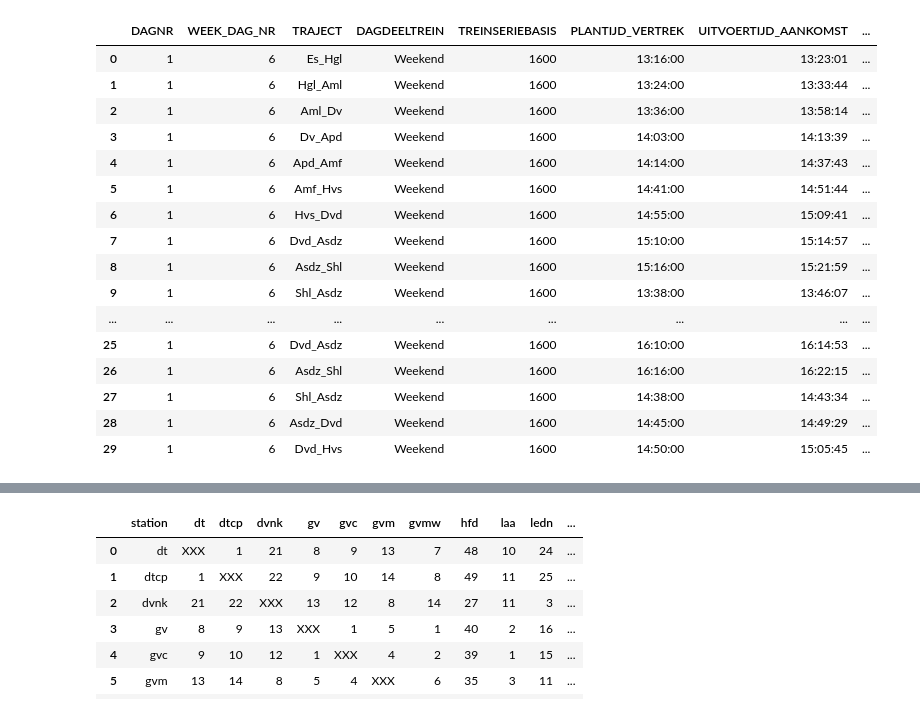
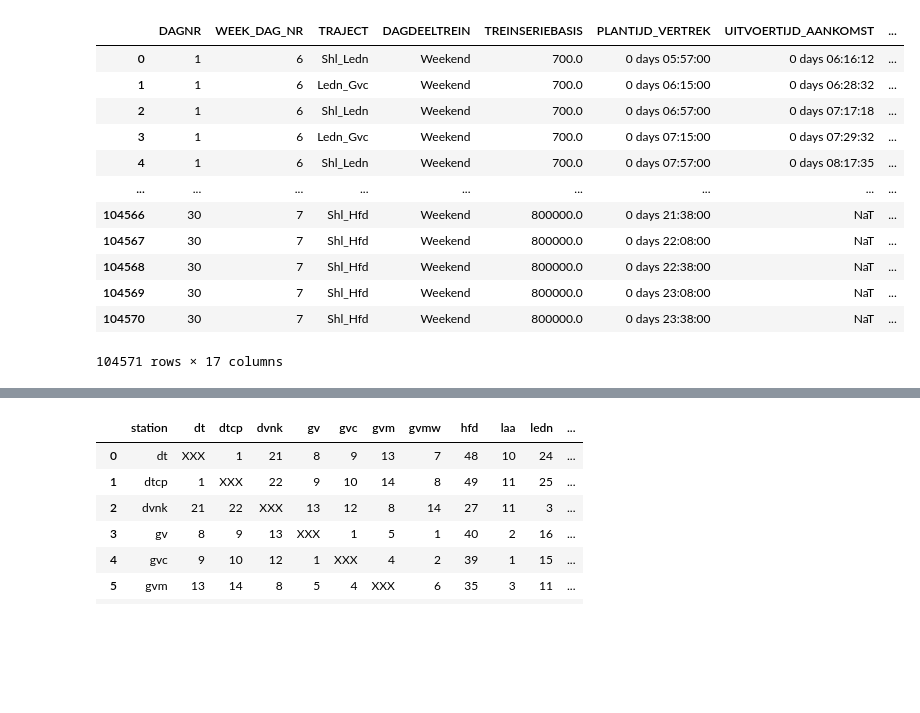
Before and after one commit to Merelkramer/Group2_NS, a Jupyter notebook: DataVisualistation_Luuk.ipynb, the cells around one changed output, grey strips where cells are left out. Cells and saved outputs as stored; diff of their text form; code cells hidden in the pictures; blank space fills up the shorter version.

```diff
--- a/DataVisualistation_Luuk.ipynb
+++ b/DataVisualistation_Luuk.ipynb
@@ -11,34 +11,31 @@ from datetime import datetime, date, timedelta
 # %%
 # Full database
 # df is still the sample csv, need to be changed with the full dataset filtered on stations from Rotterdam to the Hague
-df = pd.read_csv('data/prog en realisatie ophalen - sample1.csv')
+df = pd.read_csv('data/data_NS_filtered.csv', sep=";")
 # Codes of stations associated to their commercial name
 stations_codes = pd.read_excel("data/data_stations_codes.xlsx")
 # GeoJson files that contains the geometry of the location of station
 gdf_points = gpd.read_file("data/data_stations_geometry.geojson")
 
-for col in ["PLANTIJD_VERTREK", "UITVOERTIJD_AANKOMST", "UITVOERTIJD_VERTREK"]:
-    df[col] = pd.to_datetime(df[col], format="%H:%M:%S.%f").dt.time
+df["UITVOERTIJD_VERTREK"] = pd.to_timedelta(df["UITVOERTIJD_VERTREK"].str.split('.').str[0])
+df['PLANTIJD_VERTREK'] = pd.to_timedelta(df['PLANTIJD_VERTREK'].str.split('.').str[0])
+df['UITVOERTIJD_AANKOMST'] = pd.to_timedelta(df['UITVOERTIJD_AANKOMST'].str.split('.').str[0])
 
 #Small database for testing
-df= df.head(30)
+#df= df.head(100)
 display (df)
 # %% [output]
 |  | DAGNR | WEEK_DAG_NR | TRAJECT | DAGDEELTREIN | TREINSERIEBASIS | PLANTIJD_VERTREK | UITVOERTIJD_AANKOMST | ... |
-| 0 | 1 | 6 | Es_Hgl | Weekend | 1600 | 13:16:00 | 13:23:01 | ... |
-| 1 | 1 | 6 | Hgl_Aml | Weekend | 1600 | 13:24:00 | 13:33:44 | ... |
-| 2 | 1 | 6 | Aml_Dv | Weekend | 1600 | 13:36:00 | 13:58:14 | ... |
-| 3 | 1 | 6 | Dv_Apd | Weekend | 1600 | 14:03:00 | 14:13:39 | ... |
-| 4 | 1 | 6 | Apd_Amf | Weekend | 1600 | 14:14:00 | 14:37:43 | ... |
-| 5 | 1 | 6 | Amf_Hvs | Weekend | 1600 | 14:41:00 | 14:51:44 | ... |
-| 6 | 1 | 6 | Hvs_Dvd | Weekend | 1600 | 14:55:00 | 15:09:41 | ... |
-| 7 | 1 | 6 | Dvd_Asdz | Weekend | 1600 | 15:10:00 | 15:14:57 | ... |
-| 8 | 1 | 6 | Asdz_Shl | Weekend | 1600 | 15:16:00 | 15:21:59 | ... |
-| 9 | 1 | 6 | Shl_Asdz | Weekend | 1600 | 13:38:00 | 13:46:07 | ... |
+| 0 | 1 | 6 | Shl_Ledn | Weekend | 700.0 | 0 days 05:57:00 | 0 days 06:16:12 | ... |
+| 1 | 1 | 6 | Ledn_Gvc | Weekend | 700.0 | 0 days 06:15:00 | 0 days 06:28:32 | ... |
+| 2 | 1 | 6 | Shl_Ledn | Weekend | 700.0 | 0 days 06:57:00 | 0 days 07:17:18 | ... |
+| 3 | 1 | 6 | Ledn_Gvc | Weekend | 700.0 | 0 days 07:15:00 | 0 days 07:29:32 | ... |
+| 4 | 1 | 6 | Shl_Ledn | Weekend | 700.0 | 0 days 07:57:00 | 0 days 08:17:35 | ... |
 | ... | ... | ... | ... | ... | ... | ... | ... | ... |
-| 25 | 1 | 6 | Dvd_Asdz | Weekend | 1600 | 16:10:00 | 16:14:53 | ... |
-| 26 | 1 | 6 | Asdz_Shl | Weekend | 1600 | 16:16:00 | 16:22:15 | ... |
-| 27 | 1 | 6 | Shl_Asdz | Weekend | 1600 | 14:38:00 | 14:43:34 | ... |
-| 28 | 1 | 6 | Asdz_Dvd | Weekend | 1600 | 14:45:00 | 14:49:29 | ... |
-| 29 | 1 | 6 | Dvd_Hvs | Weekend | 1600 | 14:50:00 | 15:05:45 | ... |
+| 104566 | 30 | 7 | Shl_Hfd | Weekend | 800000.0 | 0 days 21:38:00 | NaT | ... |
+| 104567 | 30 | 7 | Shl_Hfd | Weekend | 800000.0 | 0 days 22:08:00 | NaT | ... |
+| 104568 | 30 | 7 | Shl_Hfd | Weekend | 800000.0 | 0 days 22:38:00 | NaT | ... |
+| 104569 | 30 | 7 | Shl_Hfd | Weekend | 800000.0 | 0 days 23:08:00 | NaT | ... |
+| 104570 | 30 | 7 | Shl_Hfd | Weekend | 800000.0 | 0 days 23:38:00 | NaT | ... |
+104571 rows × 17 columns
 # %%
```
Also changed, not shown: parts of 3 cells of this notebook.
